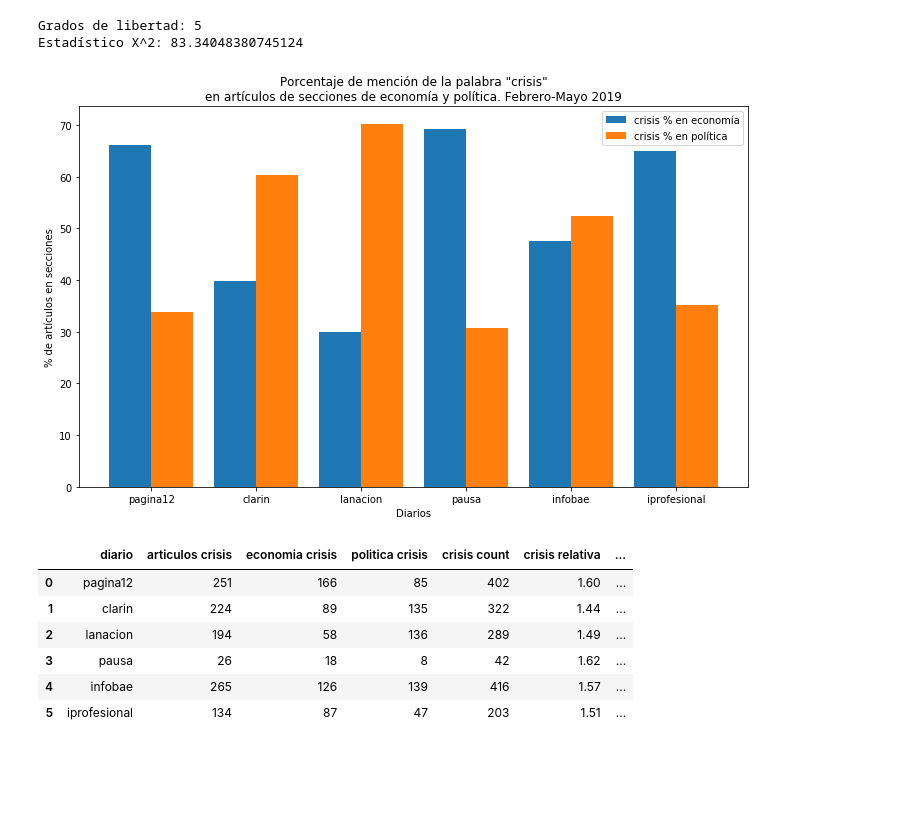
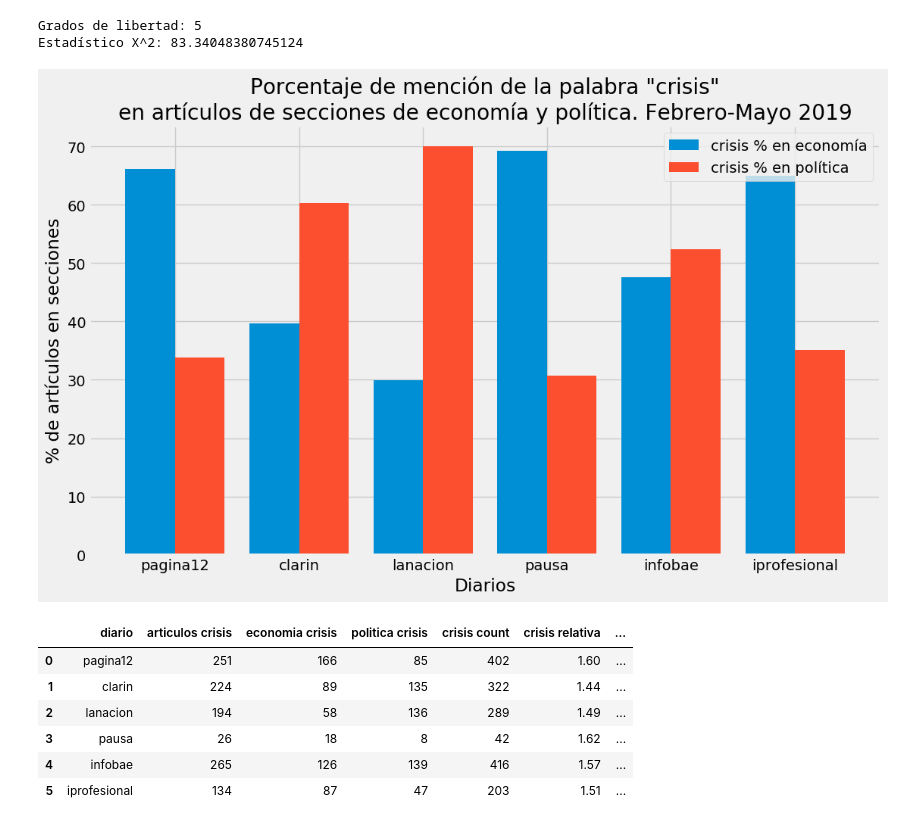
Before and after one commit to MawSav/Santas-Crisis-Batman, a Jupyter notebook: Crisis en los medios gráficos.ipynb, the cells around one changed output. Cells and saved outputs as stored; diff of their text form; code cells hidden in the pictures; blank space fills up the shorter version.

```diff
--- a/Crisis en los medios gráficos.ipynb
+++ b/Crisis en los medios gráficos.ipynb
@@ -575,6 +742,7 @@ tabla_dolar_crisis = pd.DataFrame({'tipo de cambio' : dolar_slice.iloc[:, 1],
 ### ¿Crisis del dólar en los medios gráficos?
 ##### La frecuencia de una palabra puede pasar desapercibida si no se la compara con el contexto social en el que esta toma partido. En este sentido, desde un punto de vista externo a la palabra y posicionándonos en el contexto histórico y social hallamos que su mención en los diarios sigue los altibajos del precio del dólar, como se observa en el gráfico 1 donde el eje y izquierdo, mide el tipo de cambio, mientras que el eje y derecho mide la frecuencia de la palabra crisis:
 # %%
+plt.style.use('default')
 plt.figure(figsize=(12,8))
 plt.title('Gráfico 1: Frecuencia de palabra "crisis" en los diarios\ny evolución de tipo de cambio. Febrero-Mayo 2019')
 plt.plot_date(dolar_slice.index, dolar_slice['tipo_cambio_a3500'], 'go--', markersize=0, label='Dolar')
@@ -628,0 +883,13 @@ plt.show()
+# %%
+from matplotlib.dates import DateFormatter
+myFmt = DateFormatter("%d-%m")
+plt.style.use('fivethirtyeight')
+fig, ax= plt.subplots(figsize=(12,10))
+plt.title('Crisis y Tipo de cambio')
+plt.plot_date(tabla_dolar_crisisna.index, tabla_dolar_crisisna['dolar su'], 'go--', markersize=0, label='Dólar')
+plt.plot_date(tabla_dolar_crisisna.index, tabla_dolar_crisisna['crisis su'], 'go-', markersize=0, color='#1f77b4', label='Palabra "crisis"')
+plt.xlabel('Meses')
+plt.legend()
+plt.xticks(rotation=90)
+ax.xaxis.set_major_formatter(myFmt)
+plt.savefig('crisis y tipo de cambio.png', dpi=300, bbox_inches ='tight')
@@ -656,20 +943,21 @@ print('Estadístico X^2:', np.sum(suma_chi_ec_pol))
 Grados de libertad: 5
 Estadístico X^2: 83.34048380745124
 # %%
+plt.style.use('fivethirtyeight')
 plt.figure(figsize=(12,7))
 plt.title('Porcentaje de mención de la palabra "crisis"\nen artículos de secciones de economía y política. Febrero-Mayo 2019')
 ind = np.arange(0, len(crisis_count_v2)*2, 2)
 width = 0.8
 plt.bar(ind, crisis_count_v2['economia % articulos'], label='crisis % en economía')
 plt.bar(ind + width, crisis_count_v2['politica % articulos'], label='crisis % en política')
 plt.ylabel('% de artículos en secciones')
 plt.xlabel('Diarios')
 plt.xticks(ind + width / 2,  crisis_count_v2['diario'])
 plt.legend()
-#plt.savefig('porcentaje crisis secciones.png', dpi=300, bbox_inches ='tight')
+plt.savefig('porcentaje crisis secciones.png', dpi=300, bbox_inches ='tight')
 plt.show()
 # %% [output]
-[figure, old version]
+[figure, new version]
 # %%
 crisis_count_v2
 # %% [output]
```
Also changed, not shown: parts of 53 cells of this notebook.
